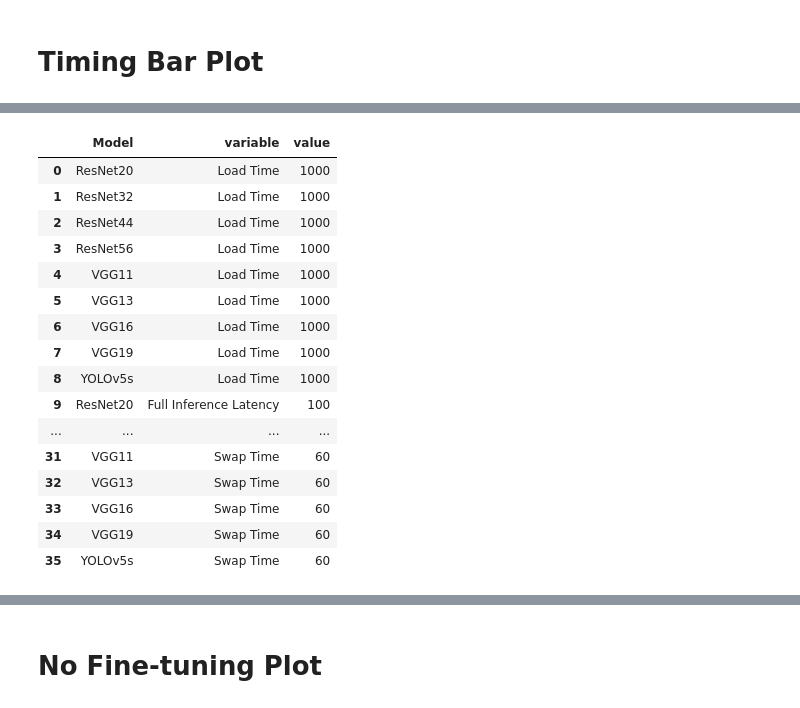
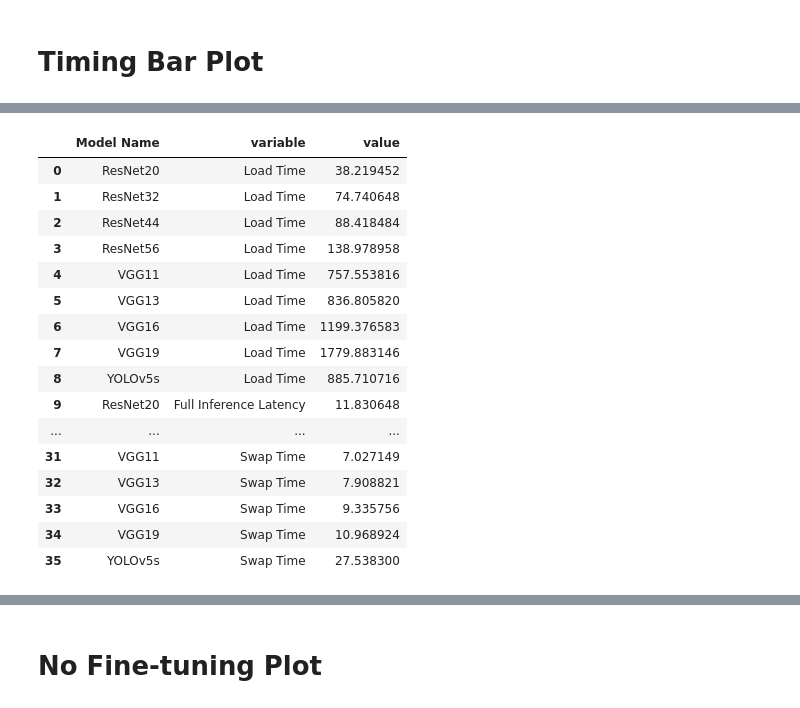
Before and after one commit to Didanny/cifar-model-pruning, a Jupyter notebook: plots.ipynb, the cells around one changed output, grey strips where cells are left out. Saved outputs shown, nothing was run; the diff lists cells and outputs as text; code cells hidden in the pictures.

```diff
--- a/plots.ipynb
+++ b/plots.ipynb
@@ -389,0 +450,13 @@ See the caveats in the documentation: https://pandas.pydata.org/pandas-docs/stab
+# %%
+df_timing_yolo_pruned = df_timing_yolo.groupby(df_timing_yolo['Model Name']).aggregate({'b1': 'min'})
+df_timing_yolo_full = df_timing_yolo.groupby(df_timing_yolo['Model Name']).aggregate({'b1': 'max'})
+df_timing_cifar_pruned = df_timing_cifar.groupby(df_timing_cifar['Model Name']).aggregate({'b1': 'min'})
+df_timing_cifar_full = df_timing_cifar.groupby(df_timing_cifar['Model Name']).aggregate({'b1': 'max'})
+df_timing_cifar_full.rename(columns={'b1': 'Full Inference Latency'}, inplace=True)
+df_timing_yolo_full.rename(columns={'b1': 'Full Inference Latency'}, inplace=True)
+df_timing_cifar_pruned.rename(columns={'b1': 'Pruned Inference Latency'}, inplace=True)
+df_timing_yolo_pruned.rename(columns={'b1': 'Pruned Inference Latency'}, inplace=True)
+df_timing_pruned = pd.concat([df_timing_cifar_pruned, df_timing_yolo_pruned], axis=0)
+df_timing_full = pd.concat([df_timing_cifar_full, df_timing_yolo_full], axis=0)
+df_timing = pd.merge(df_timing_pruned, df_timing_full, on='Model Name')
+df_timing
@@ -389,0 +475,5 @@ See the caveats in the documentation: https://pandas.pydata.org/pandas-docs/stab
+# %%
+df_storage = pd.read_csv('./results/overhead.storage.csv')
+df_swapping = pd.read_csv('./results/overhead.swapping.csv')
+df_overhead = pd.merge(df_storage, df_swapping, on='Model Name')
+df_overhead
@@ -389,0 +509,20 @@ See the caveats in the documentation: https://pandas.pydata.org/pandas-docs/stab
+# %%
+df = pd.merge(df_overhead, df_timing, on='Model Name')
+df['Swap Time'] = df['Orig Arch Load'] + df['Pruned-to-Full Swap Time']
+df.rename(columns={'Loading Time': 'Load Time'}, inplace=True)
+df = df[['Model Name', 'Load Time', 'Full Inference Latency', 'Pruned Inference Latency', 'Swap Time']]
+y = {
+    'cifar100_resnet20': 'ResNet20',
+    'cifar100_resnet32': 'ResNet32',
+    'cifar100_resnet44': 'ResNet44',
+    'cifar100_resnet56': 'ResNet56',
+    'cifar100_vgg11_bn': 'VGG11',
+    'cifar100_vgg13_bn': 'VGG13',
+    'cifar100_vgg16_bn': 'VGG16',
+    'cifar100_vgg19_bn': 'VGG19',
+    'yolov5s.pt': 'YOLOv5s'
+}
+df['Model Name'] = df['Model Name'].apply(lambda x: y[x])
+df.loc[8, 'Full Inference Latency'] = 220.77295929193497
+df.loc[8, 'Pruned Inference Latency'] = 133.70998948812485
+df
@@ -390,23 +548,22 @@ See the caveats in the documentation: https://pandas.pydata.org/pandas-docs/stab
 # %%
-df = pd.read_csv('./dummy_bar_graph.csv')
-df = pd.melt(df, id_vars=['Model'], value_vars=['Load Time', 'Full Inference Latency', 'Pruned Inference Latency', 'Swap Time'])
+df = pd.melt(df, id_vars=['Model Name'], value_vars=['Load Time', 'Full Inference Latency', 'Pruned Inference Latency', 'Swap Time'])
 df
 # %% [output]
-|  | Model | variable | value |
-| 0 | ResNet20 | Load Time | 1000 |
-| 1 | ResNet32 | Load Time | 1000 |
-| 2 | ResNet44 | Load Time | 1000 |
-| 3 | ResNet56 | Load Time | 1000 |
-| 4 | VGG11 | Load Time | 1000 |
-| 5 | VGG13 | Load Time | 1000 |
-| 6 | VGG16 | Load Time | 1000 |
-| 7 | VGG19 | Load Time | 1000 |
-| 8 | YOLOv5s | Load Time | 1000 |
-| 9 | ResNet20 | Full Inference Latency | 100 |
+|  | Model Name | variable | value |
+| 0 | ResNet20 | Load Time | 38.219452 |
+| 1 | ResNet32 | Load Time | 74.740648 |
+| 2 | ResNet44 | Load Time | 88.418484 |
+| 3 | ResNet56 | Load Time | 138.978958 |
+| 4 | VGG11 | Load Time | 757.553816 |
+| 5 | VGG13 | Load Time | 836.805820 |
+| 6 | VGG16 | Load Time | 1199.376583 |
+| 7 | VGG19 | Load Time | 1779.883146 |
+| 8 | YOLOv5s | Load Time | 885.710716 |
+| 9 | ResNet20 | Full Inference Latency | 11.830648 |
 | ... | ... | ... | ... |
-| 31 | VGG11 | Swap Time | 60 |
-| 32 | VGG13 | Swap Time | 60 |
-| 33 | VGG16 | Swap Time | 60 |
-| 34 | VGG19 | Swap Time | 60 |
-| 35 | YOLOv5s | Swap Time | 60 |
+| 31 | VGG11 | Swap Time | 7.027149 |
+| 32 | VGG13 | Swap Time | 7.908821 |
+| 33 | VGG16 | Swap Time | 9.335756 |
+| 34 | VGG19 | Swap Time | 10.968924 |
+| 35 | YOLOv5s | Swap Time | 27.538300 |
 # %%
```
Also changed, not shown: parts of 24 cells of this notebook, 5 other files.
